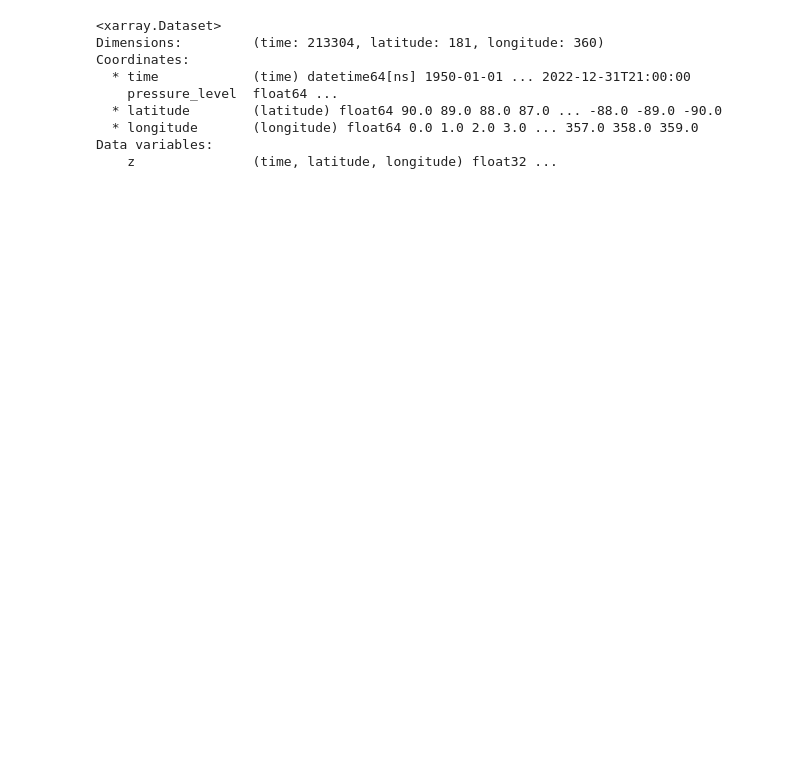
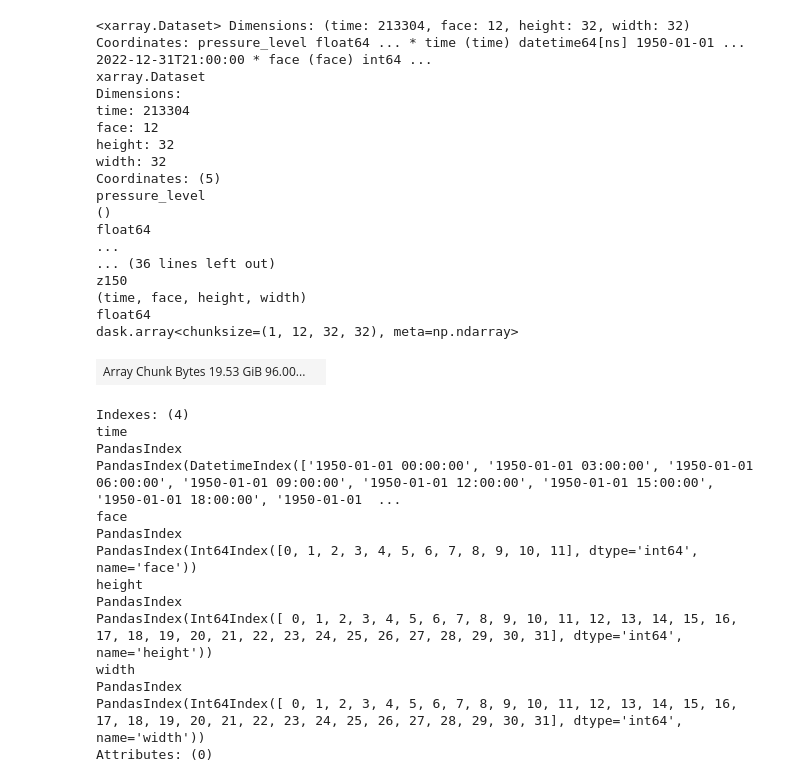
Before and after one commit to Bwformer/zephyr, a Jupyter notebook: data_processing/rename_era5.ipynb, the cells around one changed output. Drawn from its saved outputs; the diff is of its cells as text; code cells hidden in the pictures; blank space fills up the shorter version.

```diff
--- a/data_processing/rename_era5.ipynb
+++ b/data_processing/rename_era5.ipynb
@@ -1,8 +1,9 @@
 # %%
 import xarray as xr
+import numpy as np
+from remap.cubesphere import to_chunked_dataset
 
-
-ds = xr.open_dataset('/home/disk/rhodium/bowenliu/ERA5/era5_1950-2022_3h_1deg_z150.nc')
+ds = xr.open_dataset('/home/disk/rhodium/bowenliu/ERA5/era5_1950-2022_3h_1deg_z10.nc')
 ds
 # %% [output]
 <xarray.Dataset>
@@ -27,0 +72,3 @@ Attributes:
+# %%
+ds = ds.rename({'valid_time':'time'}).squeeze()
+ds
@@ -30,13 +96,51 @@ ds.z[0,:,...].squeeze().rename({'valid_time':'time'}).to_netcdf('/home/disk/rhod
+# %%
+nside = 32
+const = False if "time" in list(list(ds.dims.keys())) else True
+
+coords = {}
+if not const:
+    coords["time"] = ds.coords["time"]
+coords["face"] = np.array(range(12), dtype=np.int64)
+coords["height"] = np.array(range(nside), dtype=np.int64)
+coords["width"] = np.array(range(nside), dtype=np.int64)
+chunksizes = {coord: len(coords[coord]) for coord in coords}
+chunksizes["time"] = 1
+# %%
+ds_hpx = to_chunked_dataset(ds=ds, chunking=chunksizes)
+# %%
+ds_hpx
+# %% [output]
+<xarray.Dataset> Dimensions: (time: 213304, face: 12, height: 32, width: 32) Coordinates: pressure_level float64 ... * time (time) datetime64[ns] 1950-01-01 ... 2022-12-31T21:00:00 * face (face) int64 ...
+xarray.Dataset
+Dimensions:
+time: 213304
+face: 12
+height: 32
+width: 32
+Coordinates: (5)
+pressure_level
+()
+float64
+...
+... (36 lines left out)
+z150
+(time, face, height, width)
+float64
+dask.array<chunksize=(1, 12, 32, 32), meta=np.ndarray>
+| Array Chunk Bytes 19.53 GiB 96.00... |  |
+Indexes: (4)
+time
+PandasIndex
+PandasIndex(DatetimeIndex(['1950-01-01 00:00:00', '1950-01-01 03:00:00', '1950-01-01 06:00:00', '1950-01-01 09:00:00', '1950-01-01 12:00:00', '1950-01-01 15:00:00', '1950-01-01 18:00:00', '1950-01-01  ...
+face
+PandasIndex
+PandasIndex(Int64Index([0, 1, 2, 3, 4, 5, 6, 7, 8, 9, 10, 11], dtype='int64', name='face'))
+height
+PandasIndex
+PandasIndex(Int64Index([ 0, 1, 2, 3, 4, 5, 6, 7, 8, 9, 10, 11, 12, 13, 14, 15, 16, 17, 18, 19, 20, 21, 22, 23, 24, 25, 26, 27, 28, 29, 30, 31], dtype='int64', name='height'))
+width
+PandasIndex
+PandasIndex(Int64Index([ 0, 1, 2, 3, 4, 5, 6, 7, 8, 9, 10, 11, 12, 13, 14, 15, 16, 17, 18, 19, 20, 21, 22, 23, 24, 25, 26, 27, 28, 29, 30, 31], dtype='int64', name='width'))
+Attributes: (0)
 # %%
-ds = xr.open_dataset('/home/disk/rhodium/bowenliu/ERA5/era5_1950-2022_3h_1deg_z150_squeeze.nc')
-ds
+ds_hpx.to_netcdf('/home/disk/rhodium/bowenliu/HPX32/era5_1deg_3h_HPX32_1950-2022_z150.nc')
-# %% [output]
-<xarray.Dataset>
-Dimensions:         (time: 213304, latitude: 181, longitude: 360)
-Coordinates:
-  * time            (time) datetime64[ns] 1950-01-01 ... 2022-12-31T21:00:00
-    pressure_level  float64 ...
-  * latitude        (latitude) float64 90.0 89.0 88.0 87.0 ... -88.0 -89.0 -90.0
-  * longitude       (longitude) float64 0.0 1.0 2.0 3.0 ... 357.0 358.0 359.0
-Data variables:
-    z               (time, latitude, longitude) float32 ...
```
Also changed, not shown: parts of 9 cells of this notebook, 20 other files.
